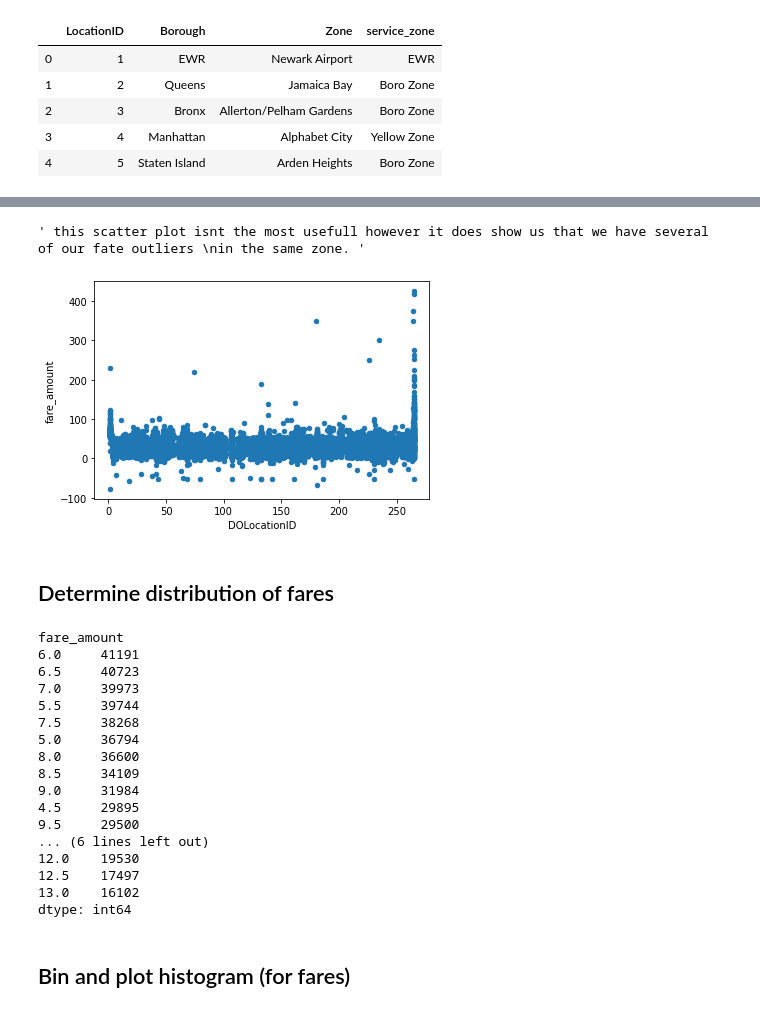
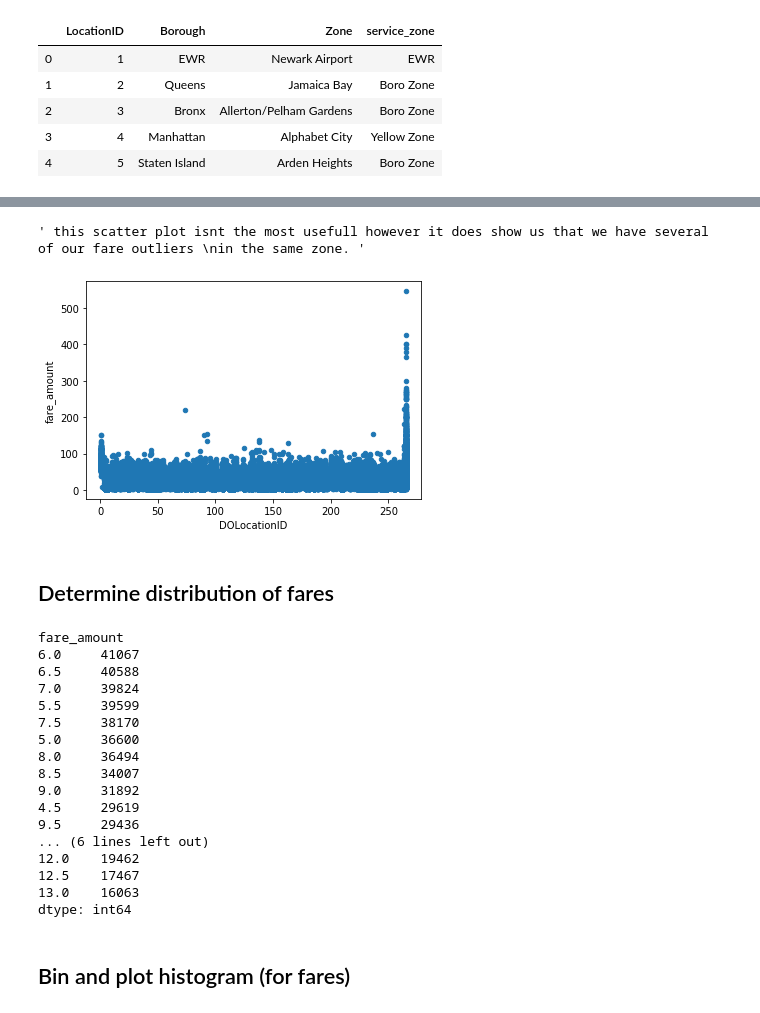
Before and after one commit to JacobHelwig/Fare-Prediction, a Jupyter notebook: Taxi Exploration.ipynb, the cells around one changed output, grey strips where cells are left out. Cells and saved outputs as stored; diff of their text form; code cells hidden in the pictures.

Commit message:
heatmap and formatting

```diff
--- a/Taxi Exploration.ipynb
+++ b/Taxi Exploration.ipynb
@@ -27,7 +27,7 @@ taxi_clean.drop(taxi_clean[taxi_clean['ride_duration'] > timedelta(hours=3)].ind
 taxi_clean.drop(taxi_clean[taxi_clean['ride_duration'] < timedelta(seconds=1)].index, inplace=True)
 # %%
  # drop rides with negative distances
-taxi_clean.drop(taxi_clean[taxi_clean["trip_distance"]<0].index, inplace = True)
+taxi_clean.drop(taxi_clean[taxi_clean["trip_distance"] <= 0 ].index, inplace = True)
 # %%
 # drop rides with negative fares
 taxi_clean.drop(taxi_clean[taxi_clean["fare_amount"]<=2.5].index, inplace = True)
@@ -213,0 +182,11 @@ taxi_med.plot.scatter(x='trip_distance', y='fare_amount')
+# %%
+taxi_clean[taxi_clean['trip_distance'] <1]['fare_amount'].describe()
+
+#we have some inconsistencies between distance and fares, we will drop those.
+
+taxi_clean['fare_per_mile'] = taxi_clean['fare_amount']/taxi_clean['trip_distance']
+print('The 99.5th percentile of fare/mile:',taxi_clean['fare_per_mile'].quantile(0.995))
+taxi_clean.sort_values('fare_per_mile',ascending = False)
+
+#drop values with a fare/mile over 20
+taxi_clean.drop(taxi_clean[taxi_clean["fare_per_mile"]>21].index, inplace = True)
@@ -214,16 +200,16 @@ taxi_med.plot.scatter(x='trip_distance', y='fare_amount')
 # %%
 '''we can see with teh scatter plot that some rides with a distance of 0 miles had positive fares.
 We need to clean up these.
-Otherwise, there is an overall correlation between distance and fare showing that distance is a fare predictor
+Otherwise, there is an overall correlation between distance and fare showing that distance is a good fare predictor
 '''
 
 #show DO location with fare
-taxi_med.plot.scatter(x='DOLocationID', y='fare_amount')
-''' this scatter plot isnt the most usefull however it does show us that we have several of our fate outliers
+taxi_clean.plot.scatter(x='DOLocationID', y='fare_amount')
+''' this scatter plot isnt the most usefull however it does show us that we have several of our fare outliers
 in the same zone. '''
 # %% [output]
-' this scatter plot isnt the most usefull however it does show us that we have several of our fate outliers \nin the same zone. '
+' this scatter plot isnt the most usefull however it does show us that we have several of our fare outliers \nin the same zone. '
-[figure, old version]
+[figure, new version]
 # %% [markdown]
 ## Determine distribution of fares
 # %%
@@ -233,21 +219,21 @@ print(taxi_clean.groupby('fare_amount').size().nlargest(20))
 # $52 is the fixed fare for airport, and most fares are between $6-$13, which means most rides are within Manhattan
 # %% [output]
 fare_amount
-6.0     41191
-6.5     40723
-7.0     39973
-5.5     39744
-7.5     38268
-5.0     36794
-8.0     36600
-8.5     34109
-9.0     31984
-4.5     29895
-9.5     29500
+6.0     41067
+6.5     40588
+7.0     39824
+5.5     39599
+7.5     38170
+5.0     36600
+8.0     36494
+8.5     34007
+9.0     31892
+4.5     29619
+9.5     29436
 ... (6 lines left out)
-12.0    19530
-12.5    17497
-13.0    16102
+12.0    19462
+12.5    17467
+13.0    16063
 dtype: int64
 # %% [markdown]
 ## Bin and plot histogram (for fares)
```
Also changed, not shown: parts of 43 cells of this notebook, 1 other file.
